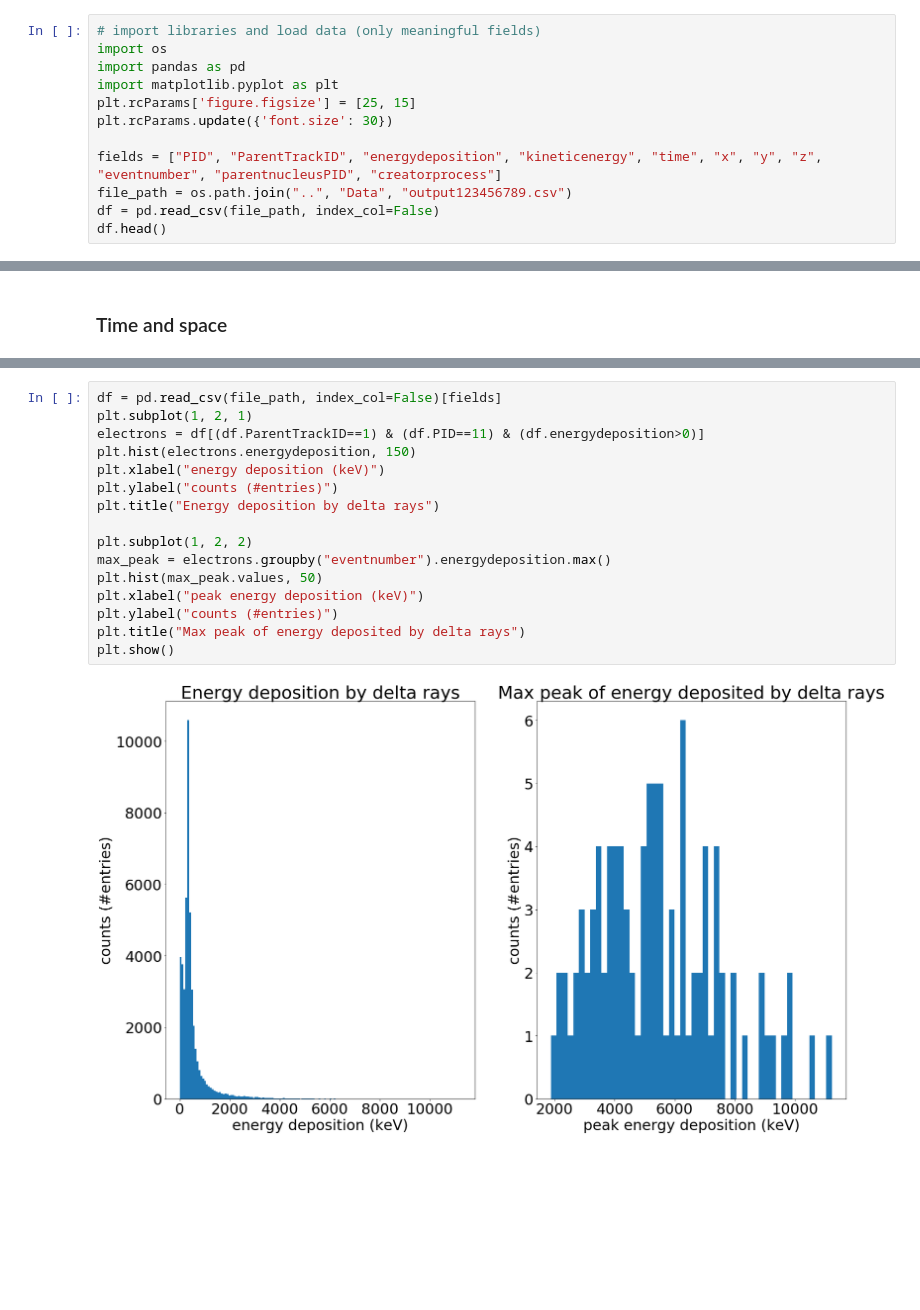
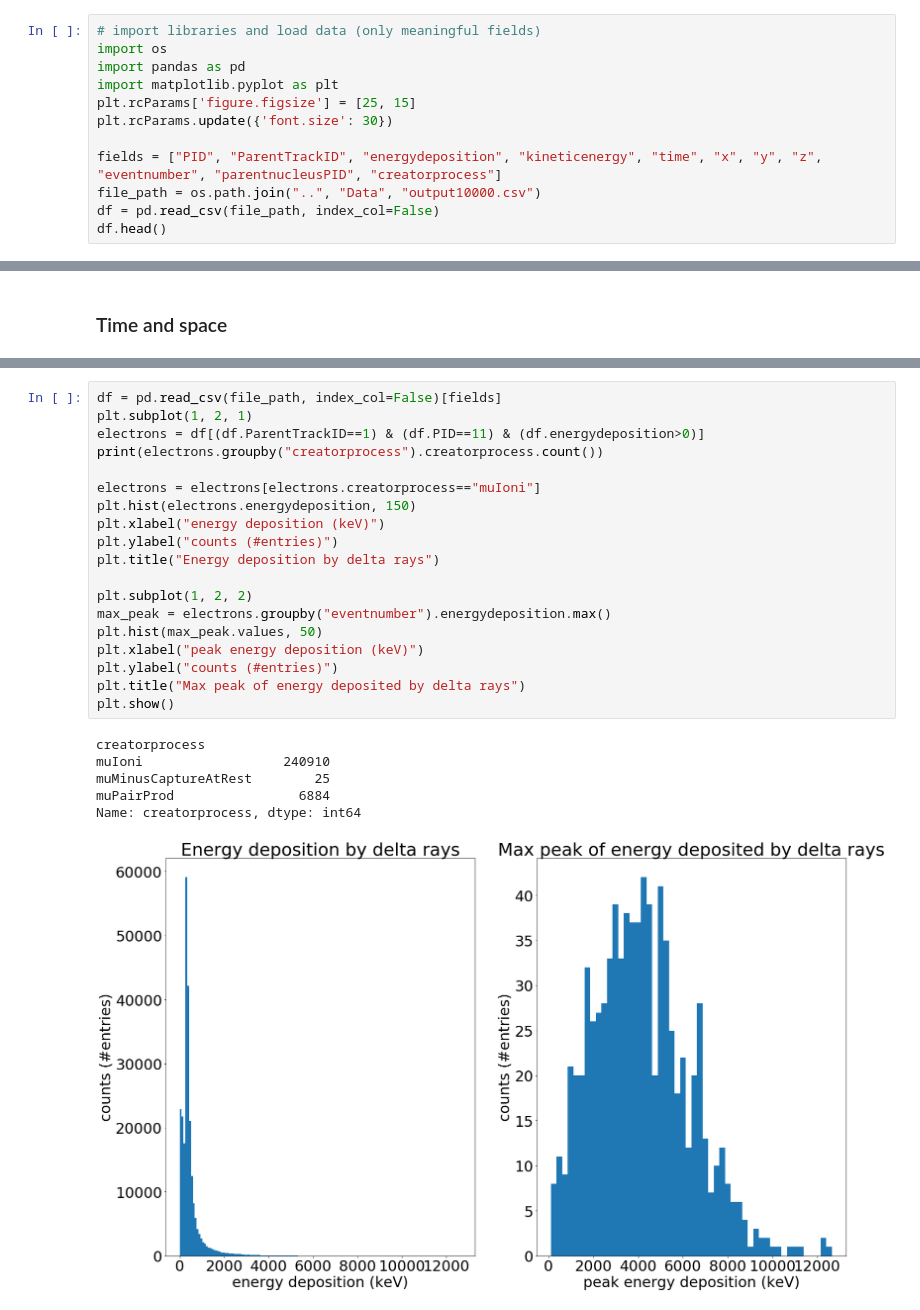
Before and after one commit to luigiberducci/ML4NP, a Jupyter notebook: Notebooks/analysis_muon_particles.ipynb, the cells around one changed output, grey strips where cells are left out. Cells and saved outputs as stored; diff of their text form; blank space fills up the shorter version.

```diff
--- a/Notebooks/analysis_muon_particles.ipynb
+++ b/Notebooks/analysis_muon_particles.ipynb
@@ -10,7 +12,7 @@ plt.rcParams['figure.figsize'] = [25, 15]
 plt.rcParams.update({'font.size': 30})
 
 fields = ["PID", "ParentTrackID", "energydeposition", "kineticenergy", "time", "x", "y", "z", "eventnumber", "parentnucleusPID", "creatorprocess"]
-file_path = os.path.join("..", "Data", "output123456789.csv")
+file_path = os.path.join("..", "Data", "output10000.csv")
 df = pd.read_csv(file_path, index_col=False)
 df.head()
 # %% [output]
@@ -147,19 +152,27 @@ Now, we try to profile the energy of the various induced interactions. In partic
 # %%
 df = pd.read_csv(file_path, index_col=False)[fields]
 plt.subplot(1, 2, 1)
 electrons = df[(df.ParentTrackID==1) & (df.PID==11) & (df.energydeposition>0)]
+print(electrons.groupby("creatorprocess").creatorprocess.count())
+
+electrons = electrons[electrons.creatorprocess=="muIoni"]
 plt.hist(electrons.energydeposition, 150)
 plt.xlabel("energy deposition (keV)")
 plt.ylabel("counts (#entries)")
 plt.title("Energy deposition by delta rays")
 
 plt.subplot(1, 2, 2)
 max_peak = electrons.groupby("eventnumber").energydeposition.max()
 plt.hist(max_peak.values, 50)
 plt.xlabel("peak energy deposition (keV)")
 plt.ylabel("counts (#entries)")
 plt.title("Max peak of energy deposited by delta rays")
 plt.show()
 # %% [output]
+creatorprocess
+muIoni                  240910
+muMinusCaptureAtRest        25
+muPairProd                6884
+Name: creatorprocess, dtype: int64
-[figure, old version]
+[figure, new version]
 # %% [markdown]
```
Also changed, not shown: parts of 15 cells of this notebook, 2 other files.
